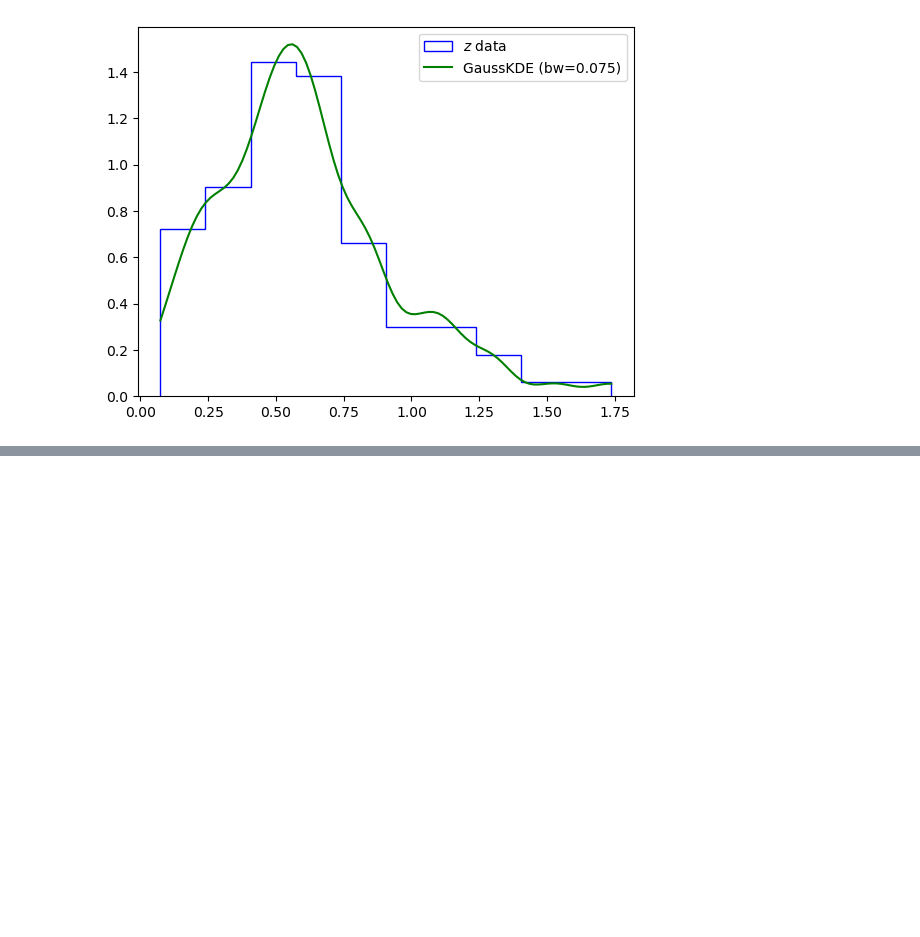
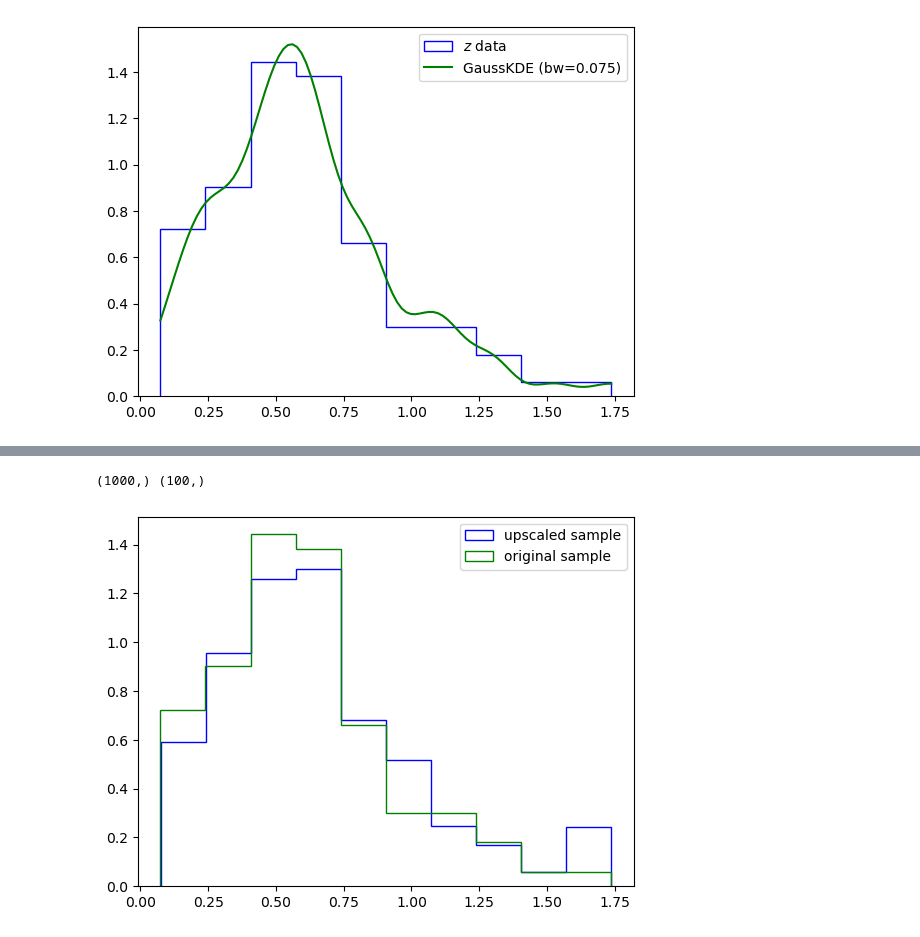
Before and after one commit to FedericoRivano/astrostatistics_bicocca_2026, a Jupyter notebook: working/Es18.ipynb, the cells around one changed output, grey strips where cells are left out. Saved outputs shown, nothing was run; the diff lists cells and outputs as text; code cells hidden in the pictures; blank space fills up the shorter version.

```diff
--- a/working/Es18.ipynb
+++ b/working/Es18.ipynb
@@ -70,0 +87,11 @@ plt.show()
+# %%
+new_z = np.interp(np.random.uniform(0,1,10*len(z_sample)), cdf, xx)
+new_z = np.sort(new_z)
+print(new_z.shape, z_sample.shape)
+plt.hist(new_z, density=True, label='upscaled sample', color='blue', histtype='step')
+plt.hist(z_sample, density=True, label='original sample', color='green', histtype='step')
+plt.legend()
+plt.show()
+# %% [output]
+(1000,) (100,)
+[figure, added]
```
Also changed, not shown: parts of 16 cells of this notebook.
